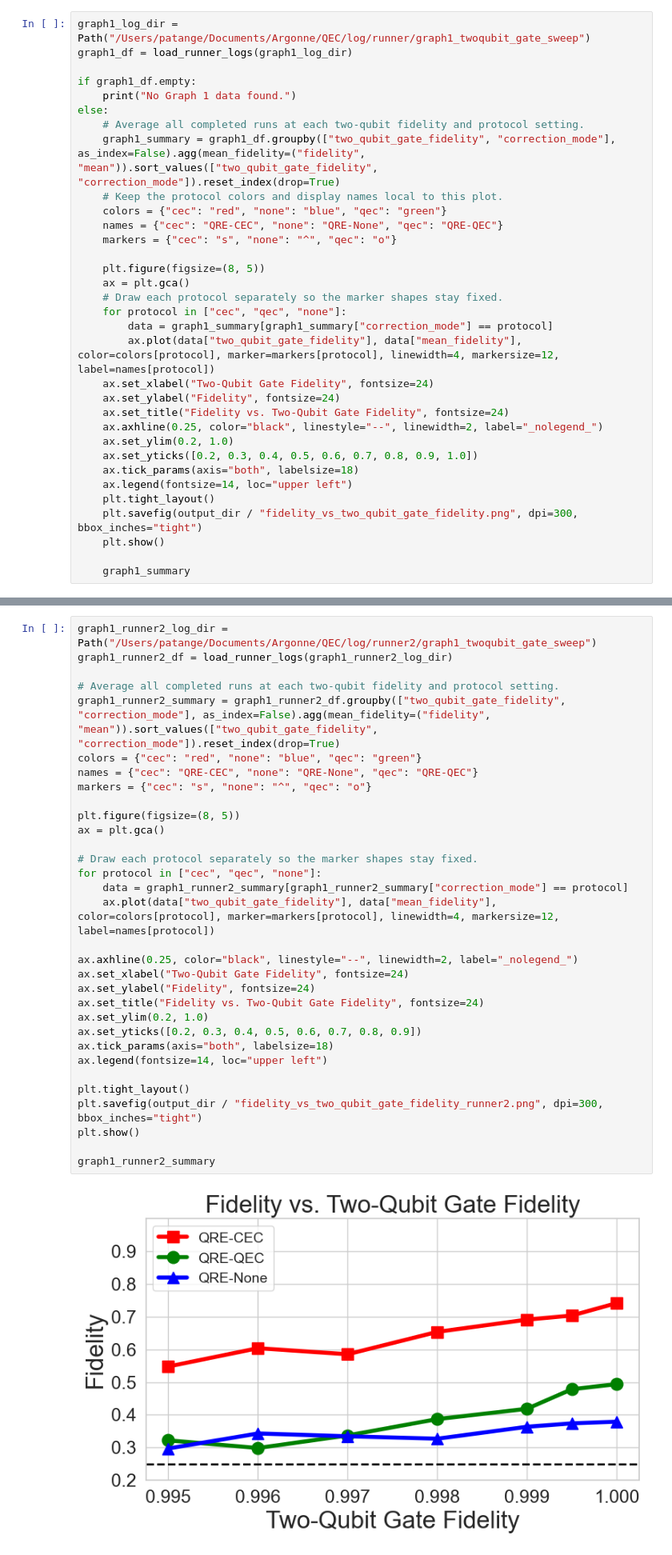
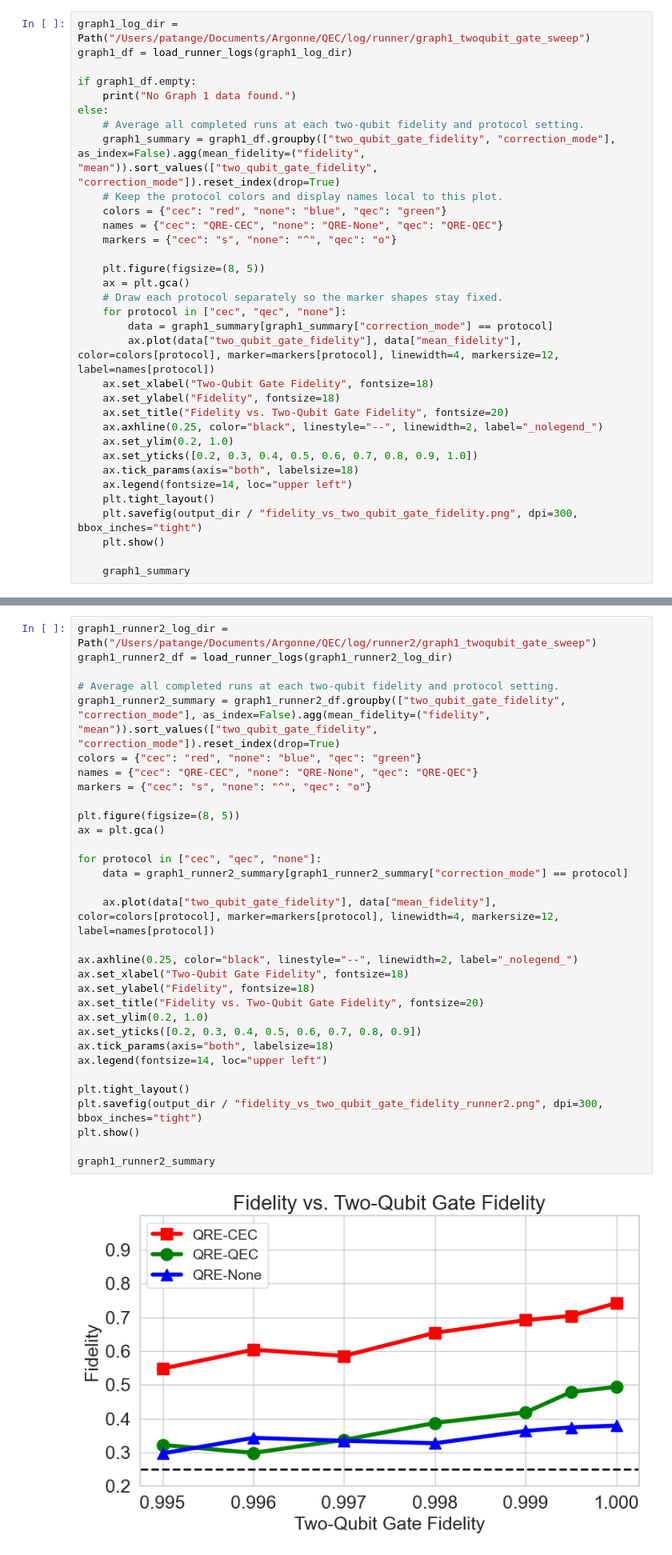
Before and after one commit to SagarPatange/QEC, a Jupyter notebook: plot.ipynb, the cells around one changed output, grey strips where cells are left out. Shown at 80% size. Saved outputs shown, nothing was run; the diff lists cells and outputs as text.

```diff
--- a/plot.ipynb
+++ b/plot.ipynb
@@ -178,9 +178,9 @@ else:
     for protocol in ["cec", "qec", "none"]:
         data = graph1_summary[graph1_summary["correction_mode"] == protocol]
         ax.plot(data["two_qubit_gate_fidelity"], data["mean_fidelity"], color=colors[protocol], marker=markers[protocol], linewidth=4, markersize=12, label=names[protocol])
-    ax.set_xlabel("Two-Qubit Gate Fidelity", fontsize=24)
-    ax.set_ylabel("Fidelity", fontsize=24)
-    ax.set_title("Fidelity vs. Two-Qubit Gate Fidelity", fontsize=24)
+    ax.set_xlabel("Two-Qubit Gate Fidelity", fontsize=18)
+    ax.set_ylabel("Fidelity", fontsize=18)
+    ax.set_title("Fidelity vs. Two-Qubit Gate Fidelity", fontsize=20)
     ax.axhline(0.25, color="black", linestyle="--", linewidth=2, label="_nolegend_")
     ax.set_ylim(0.2, 1.0)
     ax.set_yticks([0.2, 0.3, 0.4, 0.5, 0.6, 0.7, 0.8, 0.9, 1.0])
@@ -196,37 +196,37 @@ else:
 # %%
 graph1_runner2_log_dir = Path("/Users/patange/Documents/Argonne/QEC/log/runner2/graph1_twoqubit_gate_sweep")
 graph1_runner2_df = load_runner_logs(graph1_runner2_log_dir)
 
 # Average all completed runs at each two-qubit fidelity and protocol setting.
 graph1_runner2_summary = graph1_runner2_df.groupby(["two_qubit_gate_fidelity", "correction_mode"], as_index=False).agg(mean_fidelity=("fidelity", "mean")).sort_values(["two_qubit_gate_fidelity", "correction_mode"]).reset_index(drop=True)
 colors = {"cec": "red", "none": "blue", "qec": "green"}
 names = {"cec": "QRE-CEC", "none": "QRE-None", "qec": "QRE-QEC"}
 markers = {"cec": "s", "none": "^", "qec": "o"}
 
 plt.figure(figsize=(8, 5))
 ax = plt.gca()
 
-# Draw each protocol separately so the marker shapes stay fixed.
 for protocol in ["cec", "qec", "none"]:
     data = graph1_runner2_summary[graph1_runner2_summary["correction_mode"] == protocol]
+
     ax.plot(data["two_qubit_gate_fidelity"], data["mean_fidelity"], color=colors[protocol], marker=markers[protocol], linewidth=4, markersize=12, label=names[protocol])
 
 ax.axhline(0.25, color="black", linestyle="--", linewidth=2, label="_nolegend_")
-ax.set_xlabel("Two-Qubit Gate Fidelity", fontsize=24)
-ax.set_ylabel("Fidelity", fontsize=24)
-ax.set_title("Fidelity vs. Two-Qubit Gate Fidelity", fontsize=24)
+ax.set_xlabel("Two-Qubit Gate Fidelity", fontsize=18)
+ax.set_ylabel("Fidelity", fontsize=18)
+ax.set_title("Fidelity vs. Two-Qubit Gate Fidelity", fontsize=20)
 ax.set_ylim(0.2, 1.0)
 ax.set_yticks([0.2, 0.3, 0.4, 0.5, 0.6, 0.7, 0.8, 0.9])
 ax.tick_params(axis="both", labelsize=18)
 ax.legend(fontsize=14, loc="upper left")
 
 plt.tight_layout()
 plt.savefig(output_dir / "fidelity_vs_two_qubit_gate_fidelity_runner2.png", dpi=300, bbox_inches="tight")
 plt.show()
 
 graph1_runner2_summary
 # %% [output]
-[figure, old version]
+[figure, new version]
 |  | two_qubit_gate_fidelity | correction_mode | mean_fidelity |
 | 0 | 0.9950 | cec | 0.5480 |
 | 1 | 0.9950 | none | 0.2970 |
```
Also changed, not shown: parts of 11 cells of this notebook, 12 other files.
